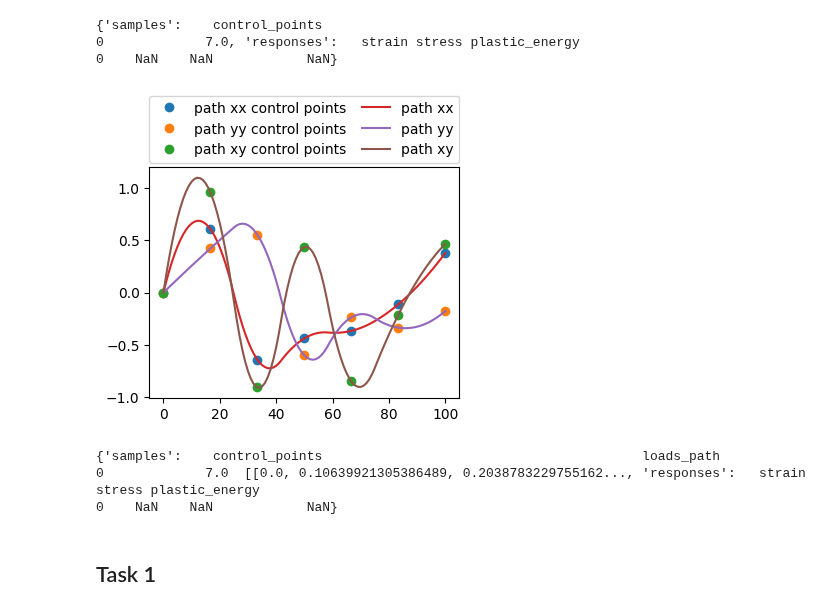
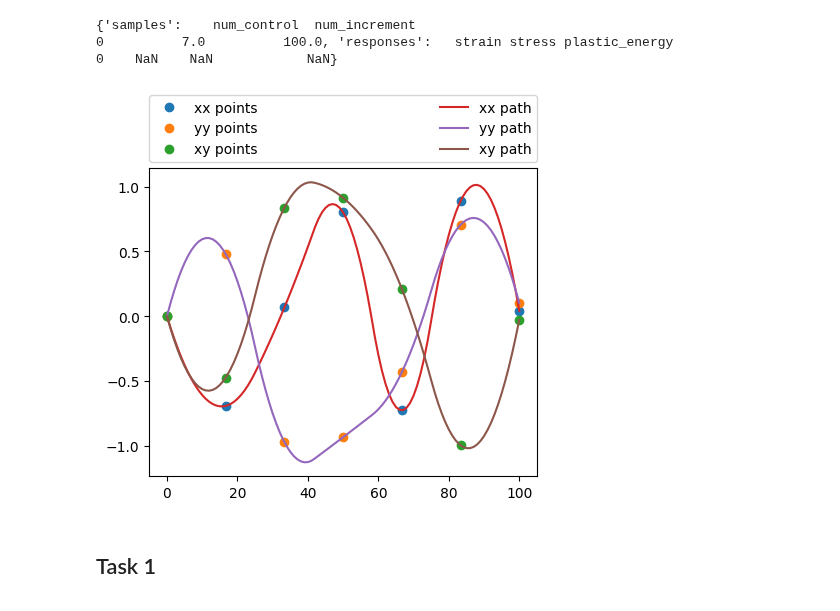
Before and after one commit to bessagroup/rvesimulator, a Jupyter notebook: examples/taylancase/different_geometry/taylan_rve.ipynb, the cells around one changed output. Saved outputs shown, nothing was run; the diff lists cells and outputs as text; code cells hidden in the pictures.

```diff
--- a/examples/taylancase/different_geometry/taylan_rve.ipynb
+++ b/examples/taylancase/different_geometry/taylan_rve.ipynb
@@ -20,7 +20,7 @@ from rvesimulator.microstructures.microstructure_plots import PlotRVE2D
 # %%
 # create the doe
 # define the design space
-doe_variables = OrderedDict({"control_points": 7})
+doe_variables = OrderedDict({"num_control": 7, "num_increment": 100})
 
 # define number of samples
 num_points = 1
@@ -36,34 +36,18 @@ doe_sampler.sampling(
 data = doe_sampler.data
 print(data)
 # %% [output]
-{'samples':    control_points
-0             7.0, 'responses':   strain stress plastic_energy
+{'samples':    num_control  num_increment
+0          7.0          100.0, 'responses':   strain stress plastic_energy
 0    NaN    NaN            NaN}
-# %%
-#
-loads_path_temp = np.empty([num_points, 1])
-loads_path_temp[:] = np.nan
-# print(loads_path_temp)
-loads_path = pd.DataFrame(loads_path_temp, columns=["loads_path"])
-loads_path["loads_path"] = loads_path["loads_path"].astype(object)
-# print(loads_path)
-
-# define the path generator
-for ii in range(num_points):
-    path_generator = PathGenerator(num_control_points=data["samples"].at[ii, "control_points"])
-    loads_path.iloc[ii, 0] = path_generator.quadratic_interpolate()
-    path_generator.plot_path()
-
-# add the loads path to the samples
-data["samples"] = pd.concat(
-    [data["samples"], loads_path], axis=1, join="inner"
-)
-print(data)
-# %% [output]
-[figure, removed]
-{'samples':    control_points                                         loads_path
-0             7.0  [[0.0, 0.10639921305386489, 0.2038783229755162..., 'responses':   strain stress plastic_energy
-0    NaN    NaN            NaN}
+# %%
+# initialize the strain path generator
+strain_path_generator = StrainPathSampler(seed=12, num_dim=3)
+data_2d = strain_path_generator.get_strain_path(
+    data=data.copy(), arg_name="loads_path", interploation_method="quadratic"
+)
+strain_path_generator.plot_path(iteration=0)
+# %% [output]
+[figure, added]
 # %% [markdown]
 ## Task 1
 # %%
```
Also changed, not shown: parts of 11 cells of this notebook, 11 other files.
